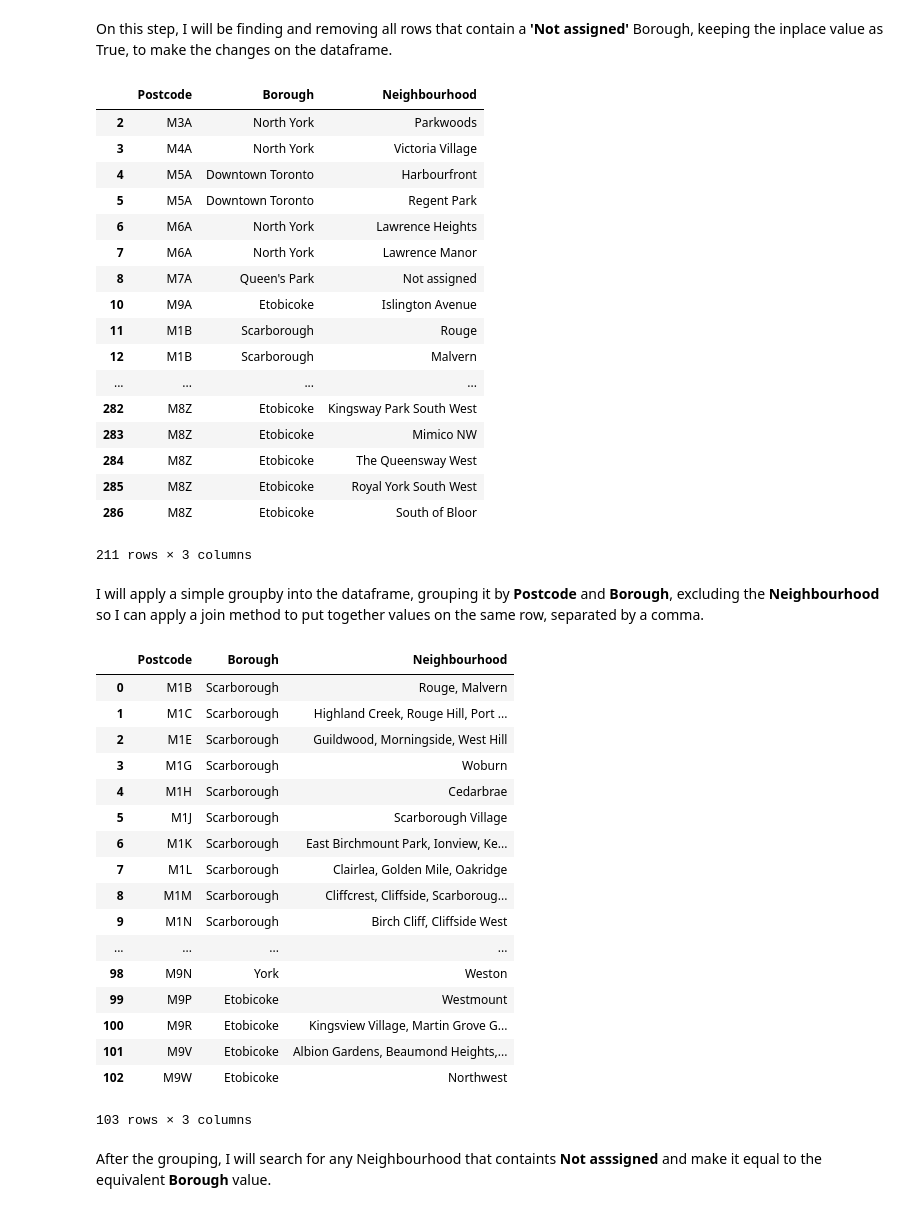
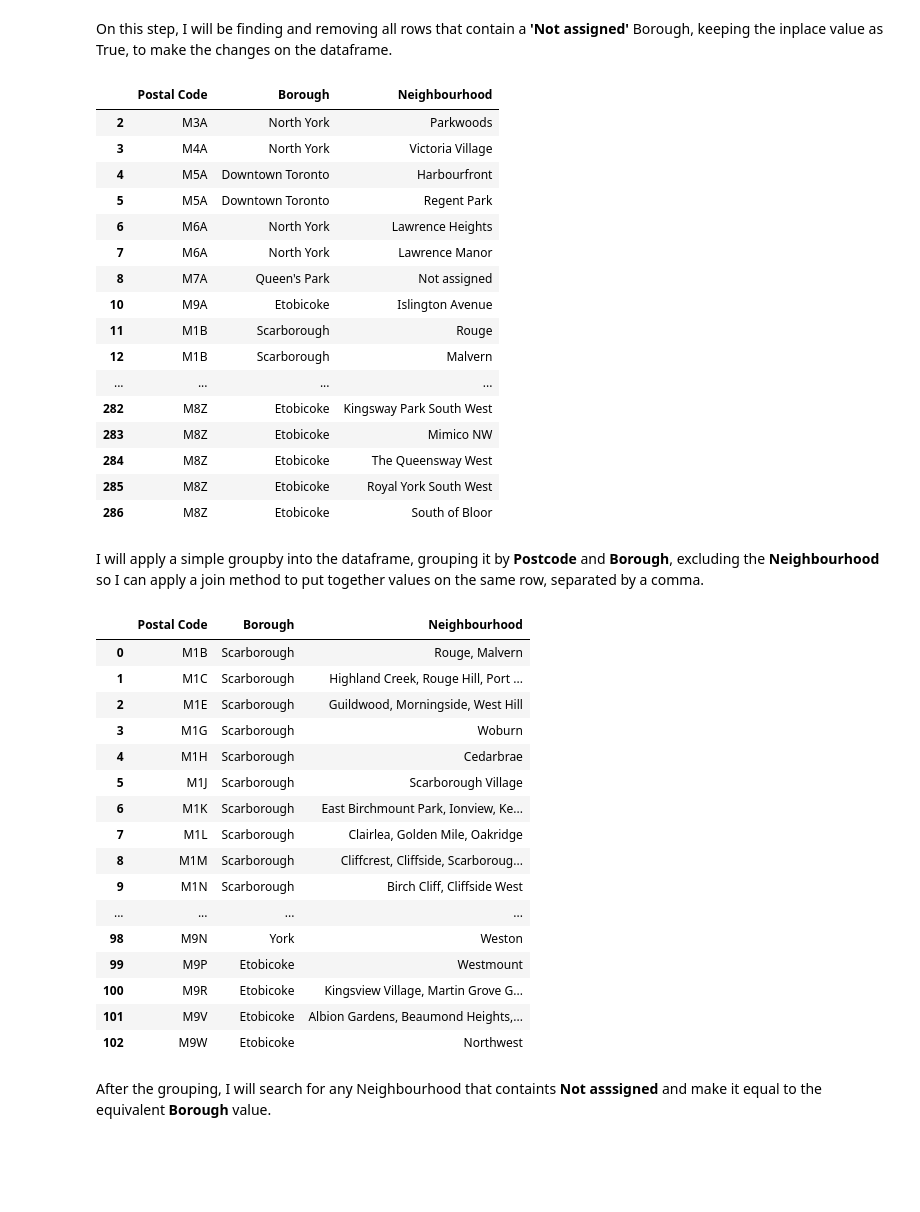
Before and after one commit to FelipedelaMora/Coursera_Capstone, a Jupyter notebook: Capstone_Project_week3.ipynb, the cells around one changed output. Cells and saved outputs as stored; diff of their text form; code cells hidden in the pictures; blank space fills up the shorter version.

```diff
--- a/Capstone_Project_week3.ipynb
+++ b/Capstone_Project_week3.ipynb
@@ -28,9 +28,10 @@ On this step, I will be finding and removing all rows that contain a **'Not assi
 # %%
 #Removing 'Not Assigned' boroughs
 df.drop(df[df.Borough == 'Not assigned'].index, inplace=True)
+df.rename(columns={'Postcode':'Postal Code'}, inplace=True)
 df
 # %% [output]
-|  | Postcode | Borough | Neighbourhood |
+|  | Postal Code | Borough | Neighbourhood |
 | 2 | M3A | North York | Parkwoods |
 | 3 | M4A | North York | Victoria Village |
 | 4 | M5A | Downtown Toronto | Harbourfront |
@@ -47,15 +48,14 @@ df
 | 284 | M8Z | Etobicoke | The Queensway West |
 | 285 | M8Z | Etobicoke | Royal York South West |
 | 286 | M8Z | Etobicoke | South of Bloor |
-211 rows × 3 columns
 # %% [markdown]
 I will apply a simple groupby into the dataframe, grouping it by **Postcode** and **Borough**, excluding the **Neighbourhood** so I can apply a join method to put together values on the same row, separated by a comma.
 # %%
 #Merging duplicate rows and joining values
-df2 = df.groupby(['Postcode','Borough'])['Neighbourhood'].apply(', '.join).reset_index()
+df2 = df.groupby(['Postal Code','Borough'])['Neighbourhood'].apply(', '.join).reset_index()
 df2
 # %% [output]
-|  | Postcode | Borough | Neighbourhood |
+|  | Postal Code | Borough | Neighbourhood |
 | 0 | M1B | Scarborough | Rouge, Malvern |
 | 1 | M1C | Scarborough | Highland Creek, Rouge Hill, Port ... |
 | 2 | M1E | Scarborough | Guildwood, Morningside, West Hill |
@@ -72,7 +72,6 @@ df2
 | 100 | M9R | Etobicoke | Kingsview Village, Martin Grove G... |
 | 101 | M9V | Etobicoke | Albion Gardens, Beaumond Heights,... |
 | 102 | M9W | Etobicoke | Northwest |
-103 rows × 3 columns
 # %% [markdown]
 After the grouping, I will search for any Neighbourhood that containts **Not asssigned** and make it equal to the equivalent **Borough** value.
 # %%
```
Also changed, not shown: parts of 10 cells of this notebook.
